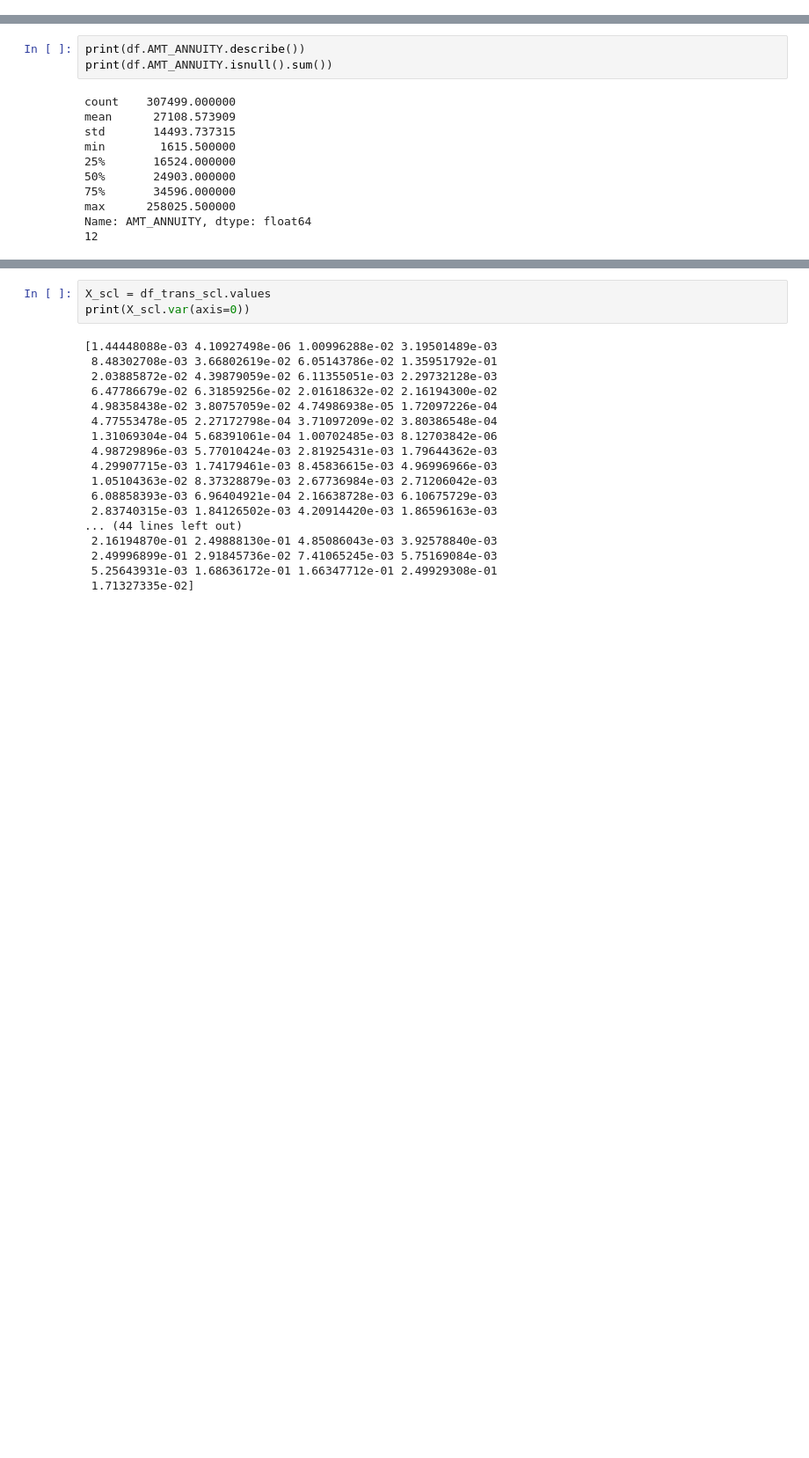
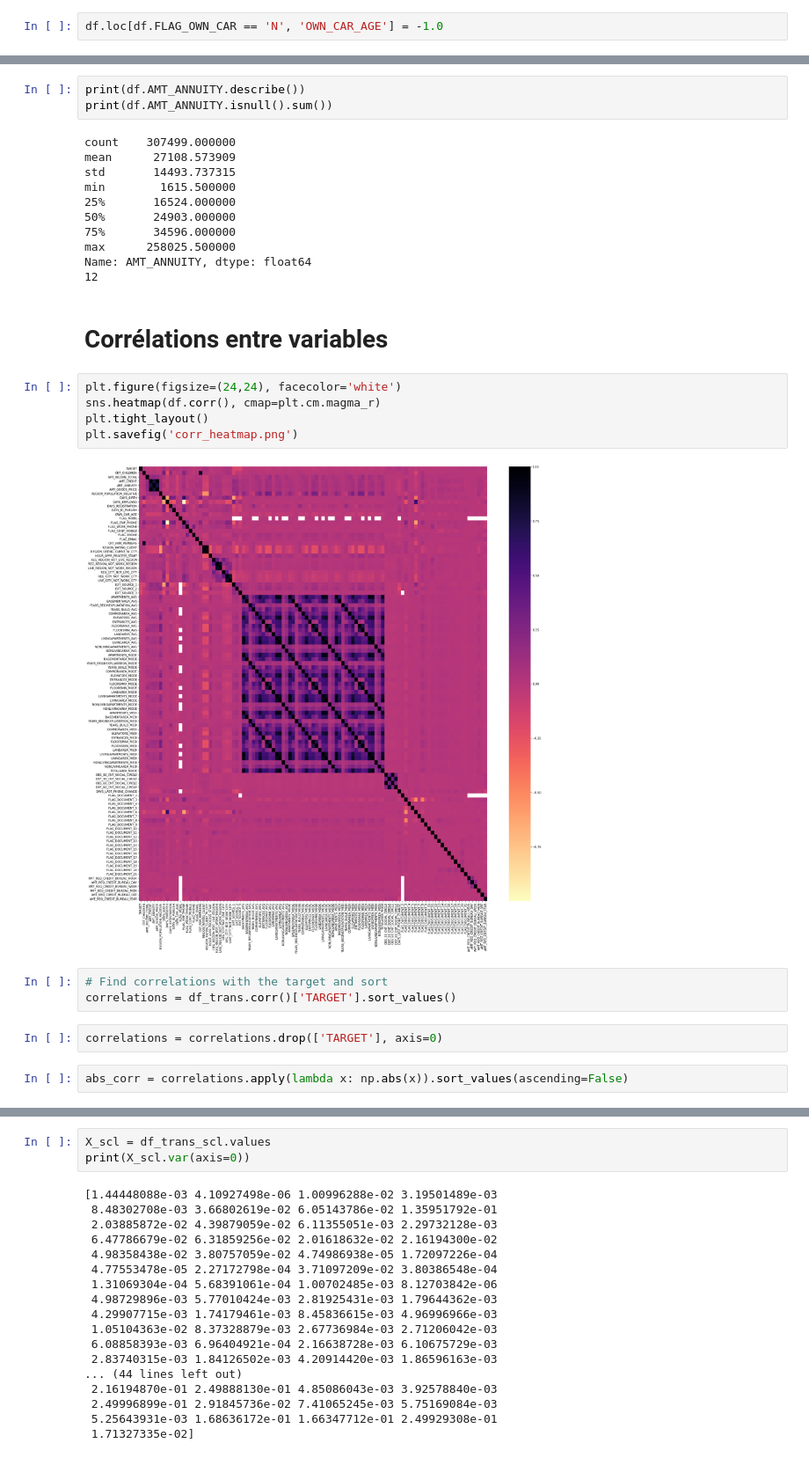
Before and after one commit to gitadum/credit_risk_rating, a Jupyter notebook: 00_notebooks/02_Exploration.ipynb, the cells around one changed output, grey strips where cells are left out. Shown: that part at 88% size. Saved outputs shown, nothing was run; the diff lists cells and outputs as text; blank space fills up the shorter version.

Commit message:
diverses avancées dans l'EDA analyse des valeurs manquantes analyse des corrélations analyse de la variable

```diff
--- a/00_notebooks/02_Exploration.ipynb
+++ b/00_notebooks/02_Exploration.ipynb
@@ -40,0 +122,2 @@ df.head()
+# %%
+df.loc[df.FLAG_OWN_CAR == 'N', 'OWN_CAR_AGE'] = -1.0
@@ -96,3 +270,19 @@ min        1615.500000
 max      258025.500000
 Name: AMT_ANNUITY, dtype: float64
 12
+# %% [markdown]
+# Corrélations entre variables
+# %%
+plt.figure(figsize=(24,24), facecolor='white')
+sns.heatmap(df.corr(), cmap=plt.cm.magma_r)
+plt.tight_layout()
+plt.savefig('corr_heatmap.png')
+# %% [output]
+[figure, added]
+# %%
+# Find correlations with the target and sort
+correlations = df_trans.corr()['TARGET'].sort_values()
+# %%
+correlations = correlations.drop(['TARGET'], axis=0)
+# %%
+abs_corr = correlations.apply(lambda x: np.abs(x)).sort_values(ascending=False)
```
Also changed, not shown: parts of 26 cells of this notebook, 1 other file.
